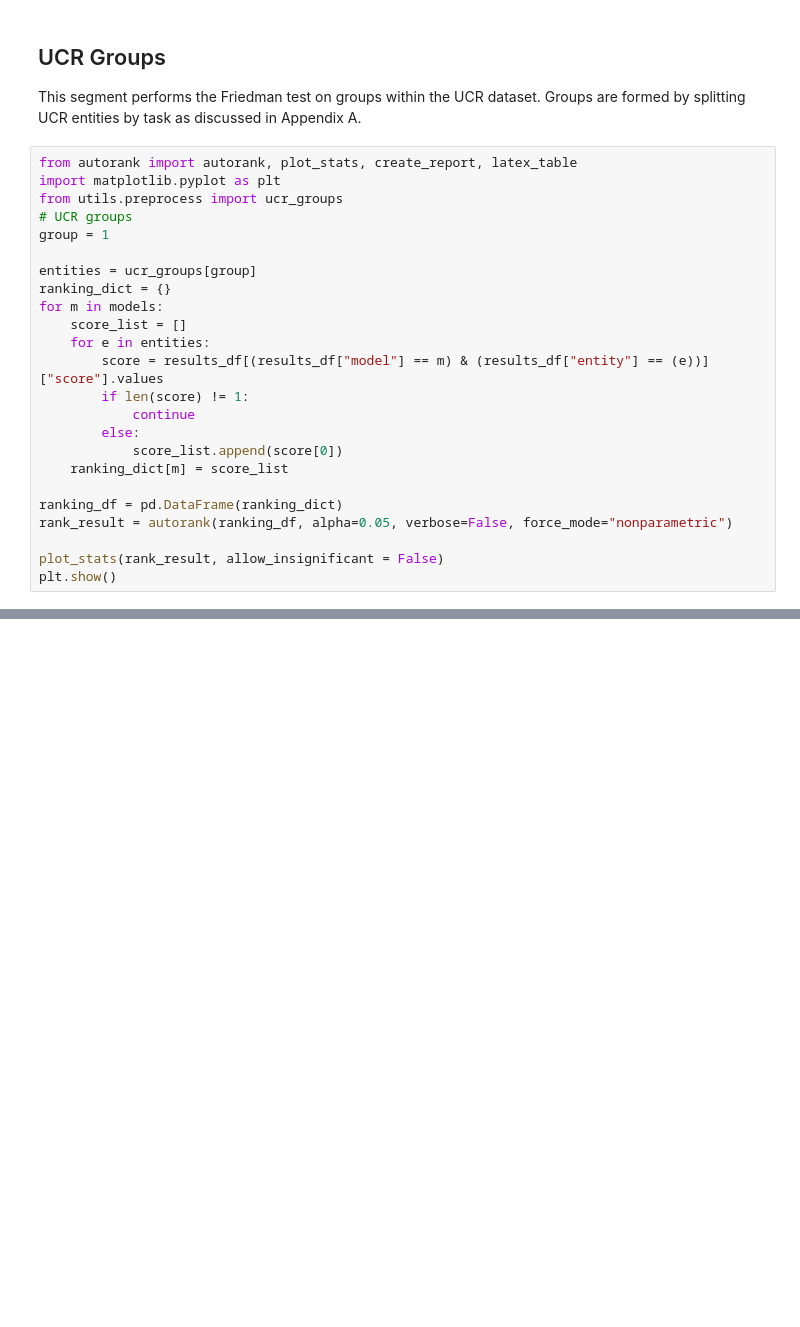
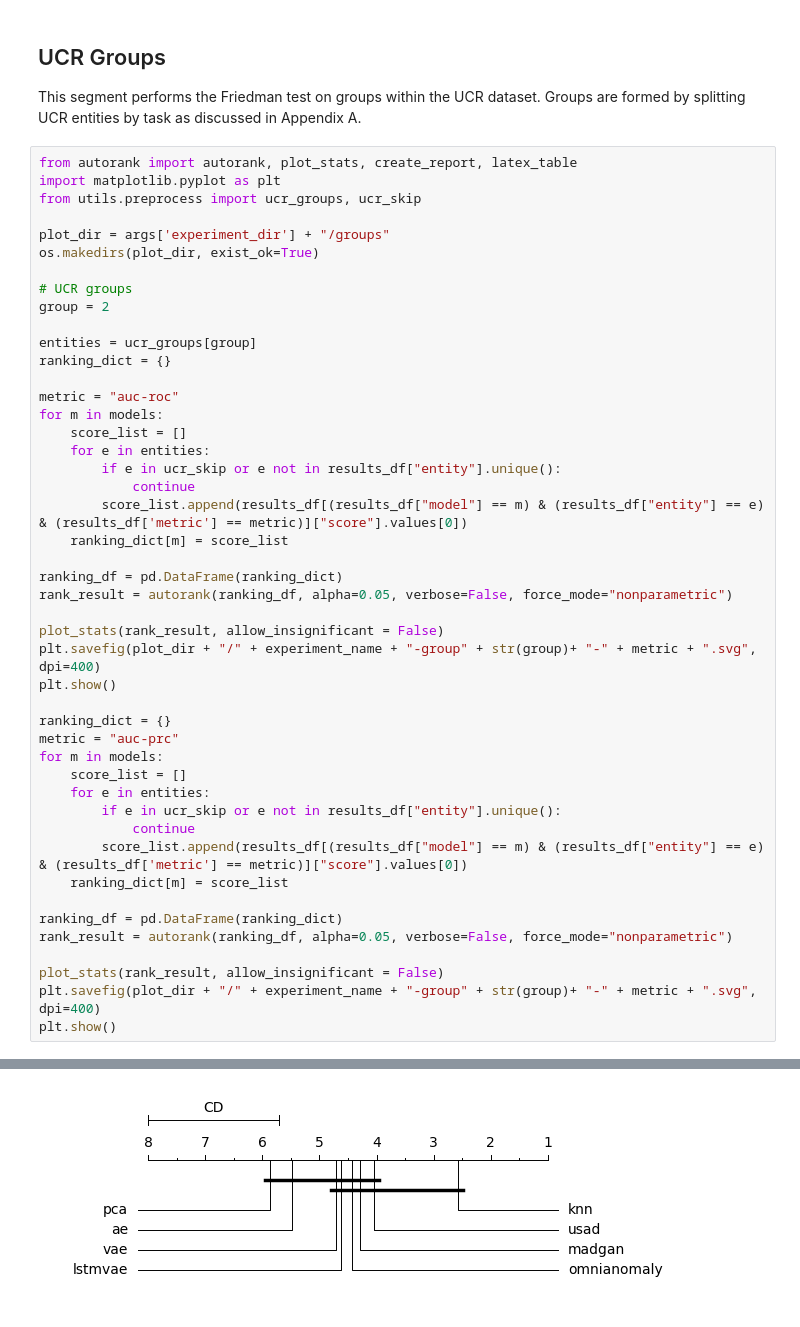
Before and after one commit to xun468/AdMeCh-TSAD, a Jupyter notebook: AdMeChTSAD.ipynb, the cells around one changed output, grey strips where cells are left out. Saved outputs shown, nothing was run; the diff lists cells and outputs as text; blank space fills up the shorter version.

```diff
--- a/AdMeChTSAD.ipynb
+++ b/AdMeChTSAD.ipynb
@@ -168,24 +613,47 @@ This segment performs the Friedman test on groups within the UCR dataset. Groups
 # %%
 from autorank import autorank, plot_stats, create_report, latex_table
 import matplotlib.pyplot as plt
-from utils.preprocess import ucr_groups
+from utils.preprocess import ucr_groups, ucr_skip
+
+plot_dir = args['experiment_dir'] + "/groups"
+os.makedirs(plot_dir, exist_ok=True)
+
 # UCR groups
-group = 1
+group = 2
 
 entities = ucr_groups[group]
 ranking_dict = {}
+
+metric = "auc-roc"
 for m in models:
     score_list = []
     for e in entities:
-        score = results_df[(results_df["model"] == m) & (results_df["entity"] == (e))]["score"].values
-        if len(score) != 1:
+        if e in ucr_skip or e not in results_df["entity"].unique():
             continue
-        else:
-            score_list.append(score[0])
+        score_list.append(results_df[(results_df["model"] == m) & (results_df["entity"] == e) & (results_df['metric'] == metric)]["score"].values[0])
     ranking_dict[m] = score_list
 
 ranking_df = pd.DataFrame(ranking_dict)
 rank_result = autorank(ranking_df, alpha=0.05, verbose=False, force_mode="nonparametric")
 
 plot_stats(rank_result, allow_insignificant = False)
+plt.savefig(plot_dir + "/" + experiment_name + "-group" + str(group)+ "-" + metric + ".svg", dpi=400)
 plt.show()
+
+ranking_dict = {}
+metric = "auc-prc"
+for m in models:
+    score_list = []
+    for e in entities:
+        if e in ucr_skip or e not in results_df["entity"].unique():
+            continue
+        score_list.append(results_df[(results_df["model"] == m) & (results_df["entity"] == e) & (results_df['metric'] == metric)]["score"].values[0])
+    ranking_dict[m] = score_list
+
+ranking_df = pd.DataFrame(ranking_dict)
+rank_result = autorank(ranking_df, alpha=0.05, verbose=False, force_mode="nonparametric")
+
+plot_stats(rank_result, allow_insignificant = False)
+plt.savefig(plot_dir + "/" + experiment_name + "-group" + str(group)+ "-" + metric + ".svg", dpi=400)
+plt.show()
+# %% [output]
@@ -191,0 +680 @@ plt.show()
+[figure, added]
```
Also changed, not shown: parts of 13 cells of this notebook, 11 other files.
